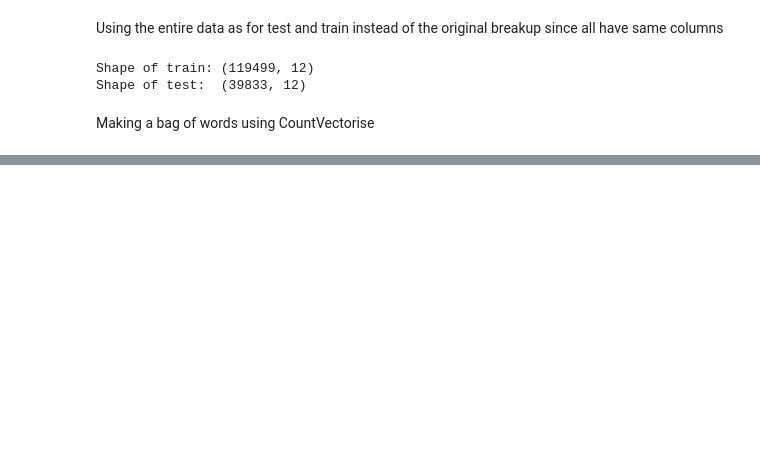
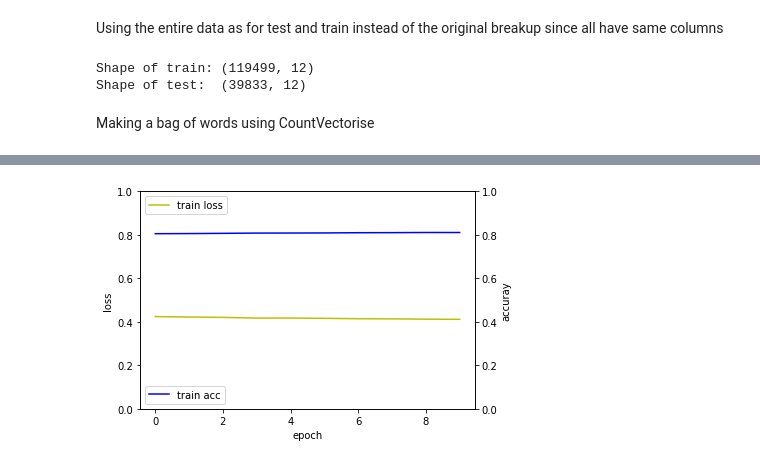
Before and after one commit to harsh-ux/Sentiment-Analysis-of-Drug-Reviews, a Jupyter notebook: Pill_Recommendation.ipynb, the cells around one changed output, grey strips where cells are left out. Cells and saved outputs as stored; diff of their text form; code cells hidden in the pictures; blank space fills up the shorter version.

```diff
--- a/Pill_Recommendation.ipynb
+++ b/Pill_Recommendation.ipynb
@@ -258,10 +261,12 @@ Making a bag of words using CountVectorise
 from sklearn.feature_extraction.text import CountVectorizer
 from sklearn.pipeline import Pipeline
 
-cv = CountVectorizer(max_features = 20000, ngram_range = (4, 4))
+cv = CountVectorizer(max_features = 10000, ngram_range = (4, 4))
+# cv = CountVectorizer()
 pipeline = Pipeline([('vect',cv)])
 
-df_train_features = pipeline.fit_transform(df_train['review_clean'])
+# df_train_features = pipeline.fit_transform(df_train['review_clean'])
+df_train_features = cv.fit_transform(df_train['review_clean']).toarray()
 df_test_features = pipeline.fit_transform(df_test['review_clean'])
 
 print("Performing Bag of Words - CountVectorise\n")
@@ -274,0 +394,34 @@ df_test_features : (39833, 20000)
+# %%
+# 4. Train model
+hist = model.fit(df_train_features, y_train, epochs=10, batch_size=64)
+# steps = 10
+# for i in range(steps):
+#   print(model.train_on_batch(df_train_features, y_train, ))
+# print(model.metrics_names)
+# batch_size = 64
+# nb_epoch = 5
+# model.fit_generator(generator=batch_generator(df_train_features, y_train, batch_size),
+#                     epochs=nb_epoch)
+# 5. Traing process
+%matplotlib inline
+import matplotlib.pyplot as plt
+
+fig, loss_ax = plt.subplots()
+
+acc_ax = loss_ax.twinx()
+
+loss_ax.set_ylim([0.0, 1.0])
+acc_ax.set_ylim([0.0, 1.0])
+
+loss_ax.plot(hist.history['loss'], 'y', label='train loss')
+acc_ax.plot(hist.history['accuracy'], 'b', label='train acc')
+
+loss_ax.set_xlabel('epoch')
+loss_ax.set_ylabel('loss')
+acc_ax.set_ylabel('accuray')
+
+loss_ax.legend(loc='upper left')
+acc_ax.legend(loc='lower left')
+
+plt.show()
+# %% [output]
@@ -274,0 +448 @@ df_test_features : (39833, 20000)
+[figure, added]
```
Also changed, not shown: parts of 22 cells of this notebook.
